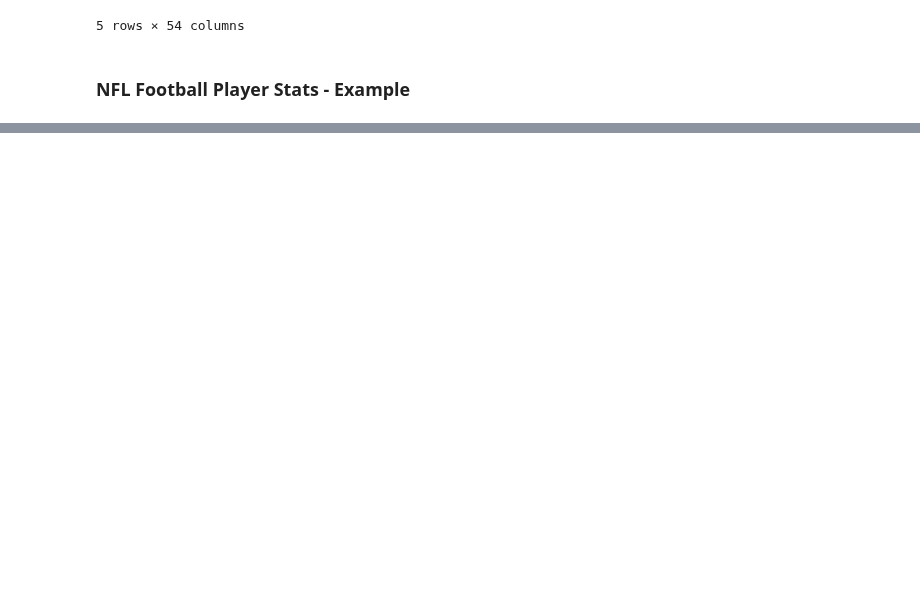
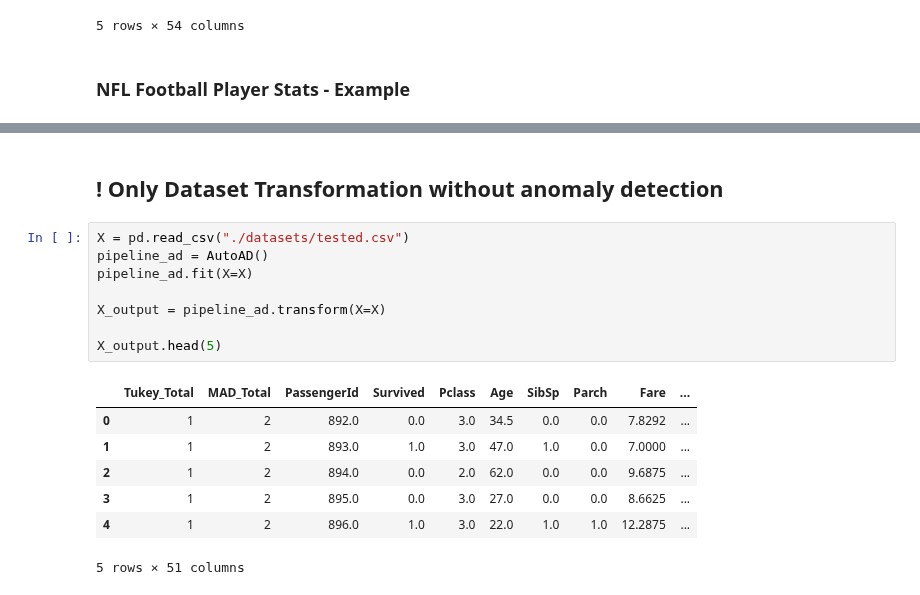
Before and after one commit to JAdelhelm/AutoAD, a Jupyter notebook: AutoAD/examples.ipynb, the cells around one changed output, grey strips where cells are left out. Drawn from its saved outputs; the diff is of its cells as text; blank space fills up the shorter version.

```diff
--- a/AutoAD/examples.ipynb
+++ b/AutoAD/examples.ipynb
@@ -163,0 +203,18 @@ Couldnt get feature importances..
+# %% [markdown]
+## ! Only Dataset Transformation without anomaly detection
+# %%
+X = pd.read_csv("./datasets/tested.csv")
+pipeline_ad = AutoAD()
+pipeline_ad.fit(X=X)
+
+X_output = pipeline_ad.transform(X=X)
+
+X_output.head(5)
+# %% [output]
+|  | Tukey_Total | MAD_Total | PassengerId | Survived | Pclass | Age | SibSp | Parch | Fare | ... |
+| 0 | 1 | 2 | 892.0 | 0.0 | 3.0 | 34.5 | 0.0 | 0.0 | 7.8292 | ... |
+| 1 | 1 | 2 | 893.0 | 1.0 | 3.0 | 47.0 | 1.0 | 0.0 | 7.0000 | ... |
+| 2 | 1 | 2 | 894.0 | 0.0 | 2.0 | 62.0 | 0.0 | 0.0 | 9.6875 | ... |
+| 3 | 1 | 2 | 895.0 | 0.0 | 3.0 | 27.0 | 0.0 | 0.0 | 8.6625 | ... |
+| 4 | 1 | 2 | 896.0 | 1.0 | 3.0 | 22.0 | 1.0 | 1.0 | 12.2875 | ... |
+5 rows × 51 columns
```
Also changed, not shown: parts of 6 cells of this notebook, 2 other files.
